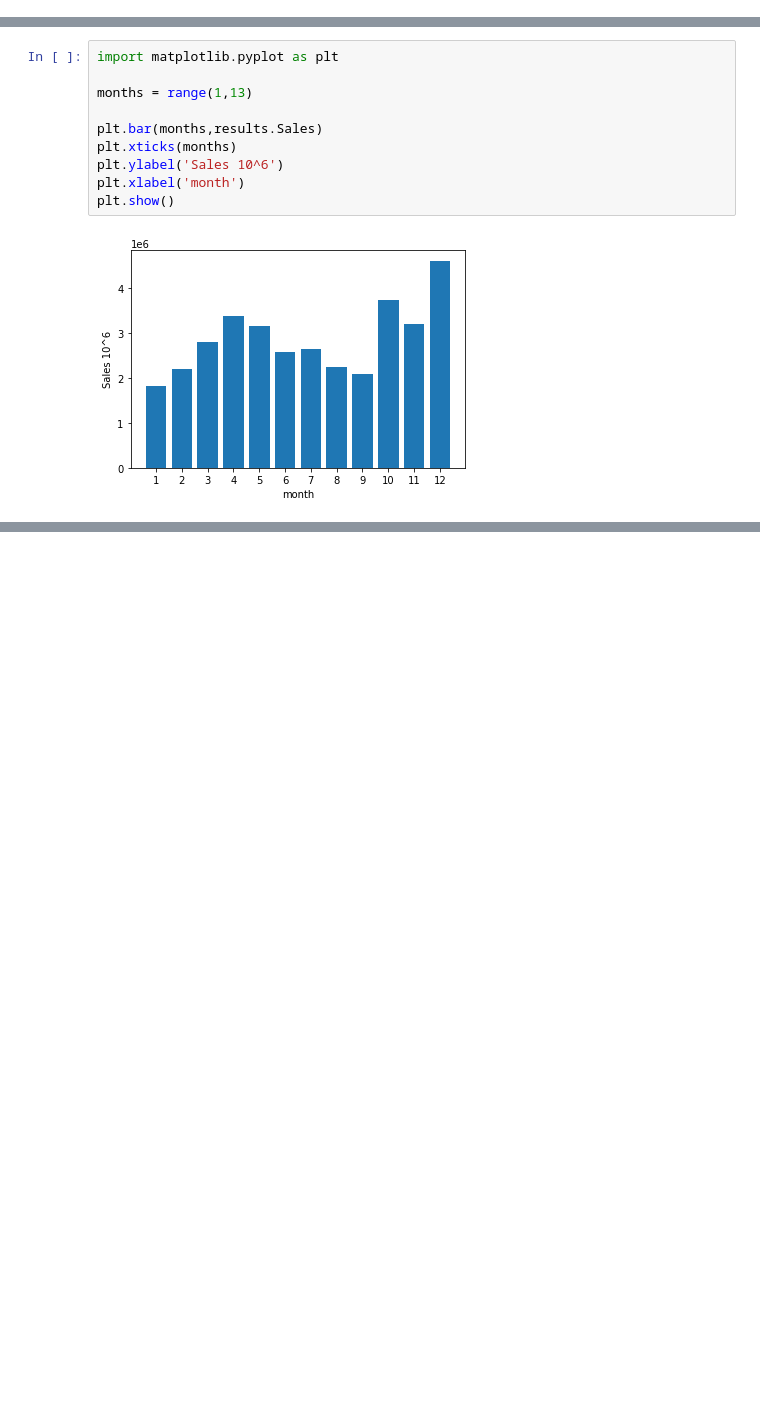
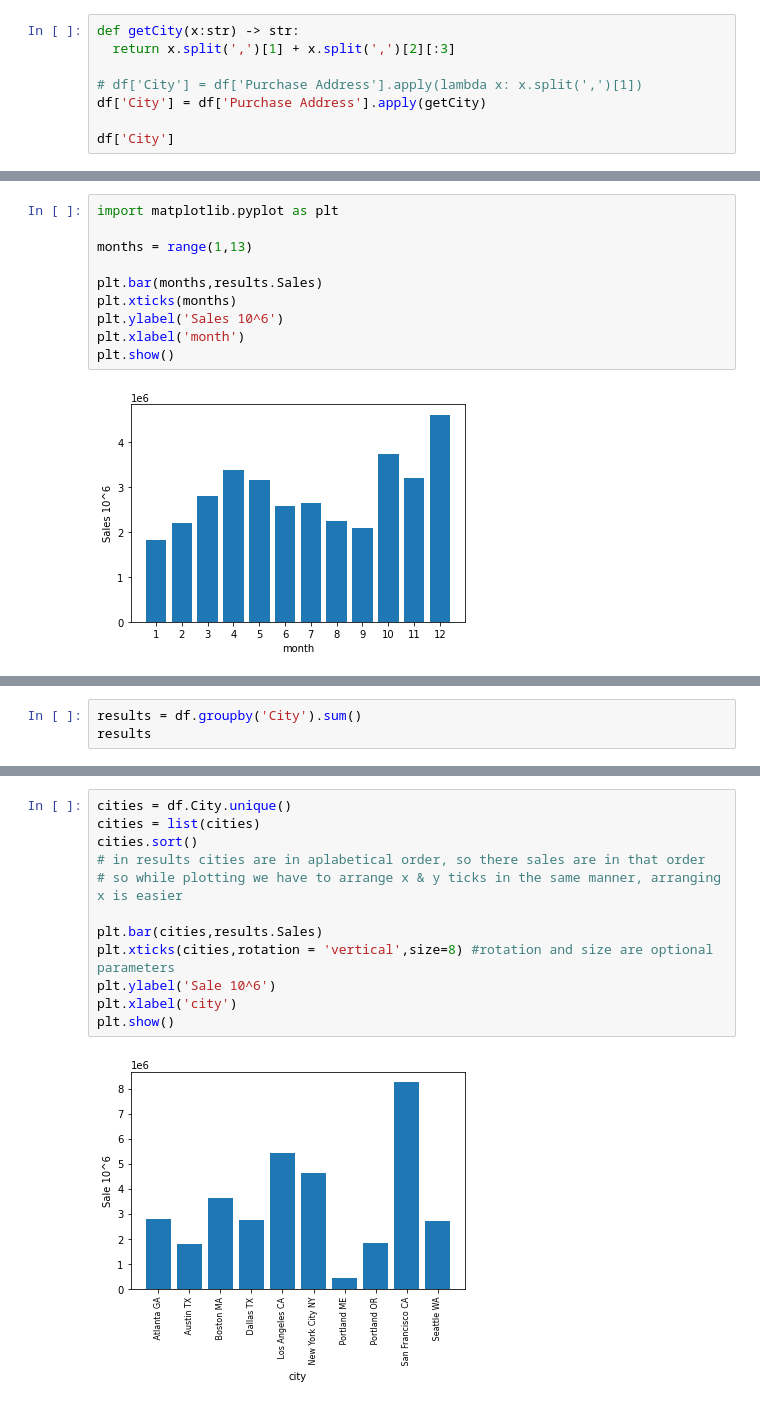
Before and after one commit to SatyamPuranik/SalesAnalysis, a Jupyter notebook: SalesAnalysis.ipynb, the cells around one changed output, grey strips where cells are left out. Cells and saved outputs as stored; diff of their text form; blank space fills up the shorter version.

Commit message:
City with best sale
Added city column to df and then figured out which city has the highest sale.

```diff
--- a/SalesAnalysis.ipynb
+++ b/SalesAnalysis.ipynb
@@ -87,0 +90,8 @@ df.head()
+# %%
+def getCity(x:str) -> str:
+  return x.split(',')[1] + x.split(',')[2][:3]
+
+# df['City'] = df['Purchase Address'].apply(lambda x: x.split(',')[1])
+df['City'] = df['Purchase Address'].apply(getCity)
+
+df['City']
@@ -103,0 +129,3 @@ plt.show()
+# %%
+results = df.groupby('City').sum()
+results
@@ -103,0 +145,14 @@ plt.show()
+# %%
+cities = df.City.unique()
+cities = list(cities)
+cities.sort()
+# in results cities are in aplabetical order, so there sales are in that order
+# so while plotting we have to arrange x & y ticks in the same manner, arranging x is easier
+
+plt.bar(cities,results.Sales)
+plt.xticks(cities,rotation = 'vertical',size=8) #rotation and size are optional parameters
+plt.ylabel('Sale 10^6')
+plt.xlabel('city')
+plt.show()
+# %% [output]
+[figure, added]
```
Also changed, not shown: parts of 4 cells of this notebook.
